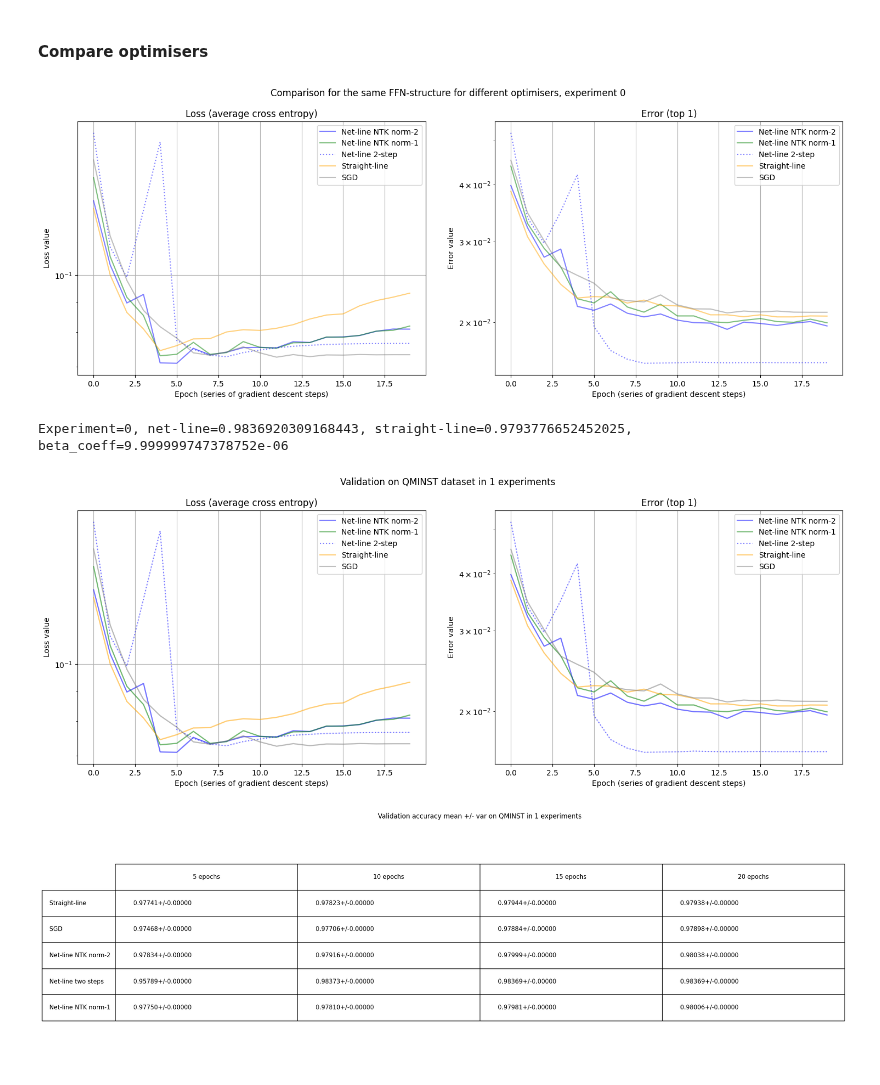
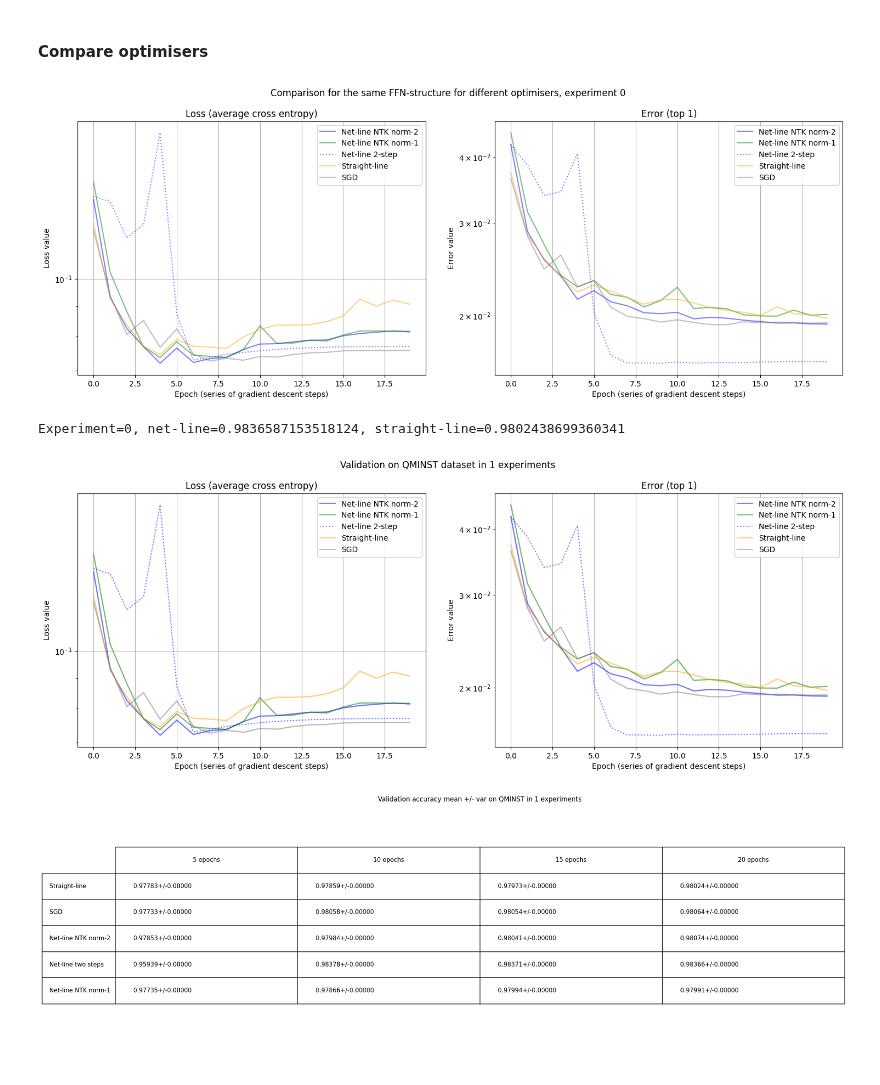
Before and after one commit to vkmbox/adaptive_stepsize, a Jupyter notebook: comparison_qminst_ffn.ipynb, the cells around one changed output. Drawn from its saved outputs; the diff is of its cells as text; code cells hidden in the pictures.

```diff
--- a/comparison_qminst_ffn.ipynb
+++ b/comparison_qminst_ffn.ipynb
@@ -199,7 +214,6 @@ meta = MetaData(batch_size = BATCH_SIZE, output_dim=OUTPUT_DIM, lb = 0.005, lw =
 3-param: 0-test accuracy (Top-1), 1-test errror (cross-entropy), 2 - qq_test
 '''
 experimental_results = np.zeros((EXPERIMENTS, EPOCHS_PER_EXPERIMENT, 5, 3))
-eta_fixed = 0.01
 
 for experiment in range(EXPERIMENTS):
 
@@ -216,7 +230,7 @@ for experiment in range(EXPERIMENTS):
     net_sgd.set_slopes(slope_plus, slope_minus)
     loss_sgd = nn.CrossEntropyLoss()
     #opt_sgd = optim.SGD(net_sgd.parameters(), lr=1e-2, momentum=0.9, nesterov=True) #, weight_decay=2.5e-4)
-    opt_sgd = optim.SGD(net_sgd.parameters(), eta_fixed, momentum=0.9) #, weight_decay=2.5e-4)
+    opt_sgd = optim.SGD(net_sgd.parameters(), 0.02, momentum=0.9) #, weight_decay=2.5e-4)
     schd_sgd = optim.lr_scheduler.CosineAnnealingLR(opt_sgd, T_max=EPOCHS_PER_EXPERIMENT)
 
     #Net-line NTK norm2
@@ -230,22 +244,20 @@ for experiment in range(EXPERIMENTS):
     opt_linentk1 = StepCalculatorEtaSoftmaxArmihoNorm1Base(meta)
 
     #Net-line 2step
-    net_linestep = copy.deepcopy(net_straightline)
-    net_linestep.set_slopes(slope_plus, slope_minus)
-    net_linestep.train(False)
-    opt_linestep = NetLineStepProcessor(net_linestep, meta, DEVICE)
-    opt_linestep.eta1 = 1e-5 #0.0001
-    #opt_linestep.alpha = 0.2 #0.75
-    opt_linestep.beta_min = torch.tensor(0.00001).to(DEVICE)
-    opt_linestep.kappa_step_pp = 0.00
-    opt_linestep.do_logging = False
-    opt_linestep.do_calc_grad_norm2 = True
-    opt_linestep.shorten_grad_accumulated = True
+    snl_momentum = 0.9
+    snl_eta1 = 0.00001
+
+    snl_net = copy.deepcopy(net_straightline)
+    snl_net.set_slopes(slope_plus, slope_minus)
+    snl_opt = optim.SGD(snl_net.parameters(), lr=snl_eta1, momentum=snl_momentum, nesterov=False)
+    snl_sch = NetLineStepLR(snl_net, snl_opt, meta)
+    snl_sch.do_shorten_lr_for_momentum = True
+    snl_sch.do_calc_grad_norm2 = False
 
     for epoch in range(EPOCHS_PER_EXPERIMENT):
-        #lr for SGD
-        #lr = eta_fixed if epoch < 20 else eta_fixed * 0.1 if epoch < 40 else eta_fixed * 0.01
-        opt_linestep.alpha = cosine_annealing2_lr(1.0, 0.0, 0, 20, epoch)
+        #alpha for net-line
+        snl_sch.alpha_epoch = cosine_annealing2_lr(1.0, 0.0, 0, 20, epoch)
+
         mt_qq = AverageMeter()
 
         for train_batch in train_dataloader:
@@ -282,49 +294,49 @@ for experiment in range(EXPERIMENTS):
             _, _ = opt_linentk1.step(net_linentk1, logits5.detach().cpu().numpy(), labels, xx)
 
             logging.info("####Step with net-line 2-step version")
-            step_result = opt_linestep.step(labels, xx, momentum=0.9) #, weight_decay=2.5e-4)
+            step_result = snl_sch.step(labels, xx)
+            #step_result = opt_linestep.step(labels, xx, momentum=0.9) #, weight_decay=2.5e-4)
             mt_qq.update(step_result.qq_norm)
 
         #qq_test
         experimental_results[experiment, epoch, 3, 2] = mt_qq.avg
         # testing loop
         acc0, loss0 = test_loop(net_straightline)
         experimental_results[experiment, epoch, 0, 0] = acc0
         experimental_results[experiment, epoch, 0, 1] = loss0
 
         acc1, loss1 = test_loop(net_sgd)
         experimental_results[experiment, epoch, 1, 0] = acc1
         experimental_results[experiment, epoch, 1, 1] = loss1
 
         acc2, loss2 = test_loop(net_linentk2)
         experimental_results[experiment, epoch, 2, 0] = acc2
         experimental_results[experiment, epoch, 2, 1] = loss2
 
-        acc3, loss3 = test_loop(net_linestep)
+        acc3, loss3 = test_loop(snl_net)
         experimental_results[experiment, epoch, 3, 0] = acc3
         experimental_results[experiment, epoch, 3, 1] = loss3
 
         acc4, loss4 = test_loop(net_linentk1)
         experimental_results[experiment, epoch, 4, 0] = acc4
         experimental_results[experiment, epoch, 4, 1] = loss4
 
         schd_sgd.step()
 
         title="Comparison for the same FFN-structure for different optimisers, experiment {}".format(experiment)
         experiment_comparison(experimental_results[experiment, 0:epoch+1], None, 0, 100, title=title)
 
-        print("Experiment={}, net-line={}, straight-line={}, beta_coeff={}"\
-            .format(experiment, acc3, acc0, opt_linestep.beta_min))
+        print("Experiment={}, net-line={}, straight-line={}".format(experiment, acc3, acc0))
 # %% [output]
-[figure, old version]
+[figure, new version]
-Experiment=0, net-line=0.9836920309168443, straight-line=0.9793776652452025, beta_coeff=9.999999747378752e-06
+Experiment=0, net-line=0.9836587153518124, straight-line=0.9802438699360341
 # %%
 experimental_mean = np.mean(experimental_results, axis=0)
 experimental_var = np.var(experimental_results, axis=0)
 title2="Validation on QMINST dataset in {} experiments".format(EXPERIMENTS)
 experiment_comparison(experimental_mean[0:epoch+1], experimental_var[0:epoch+1], 0, 100, title=title2)
 # %% [output]
-[figure, old version]
+[figure, new version]
 # %%
 title3 = "Validation accuracy mean +/- var on QMINST in {} experiments".format(EXPERIMENTS)
 accuracy_comparison(experimental_results, 0, EPOCHS_PER_EXPERIMENT, title=title3)
```
Also changed, not shown: parts of 3 cells of this notebook, 7 other files.
